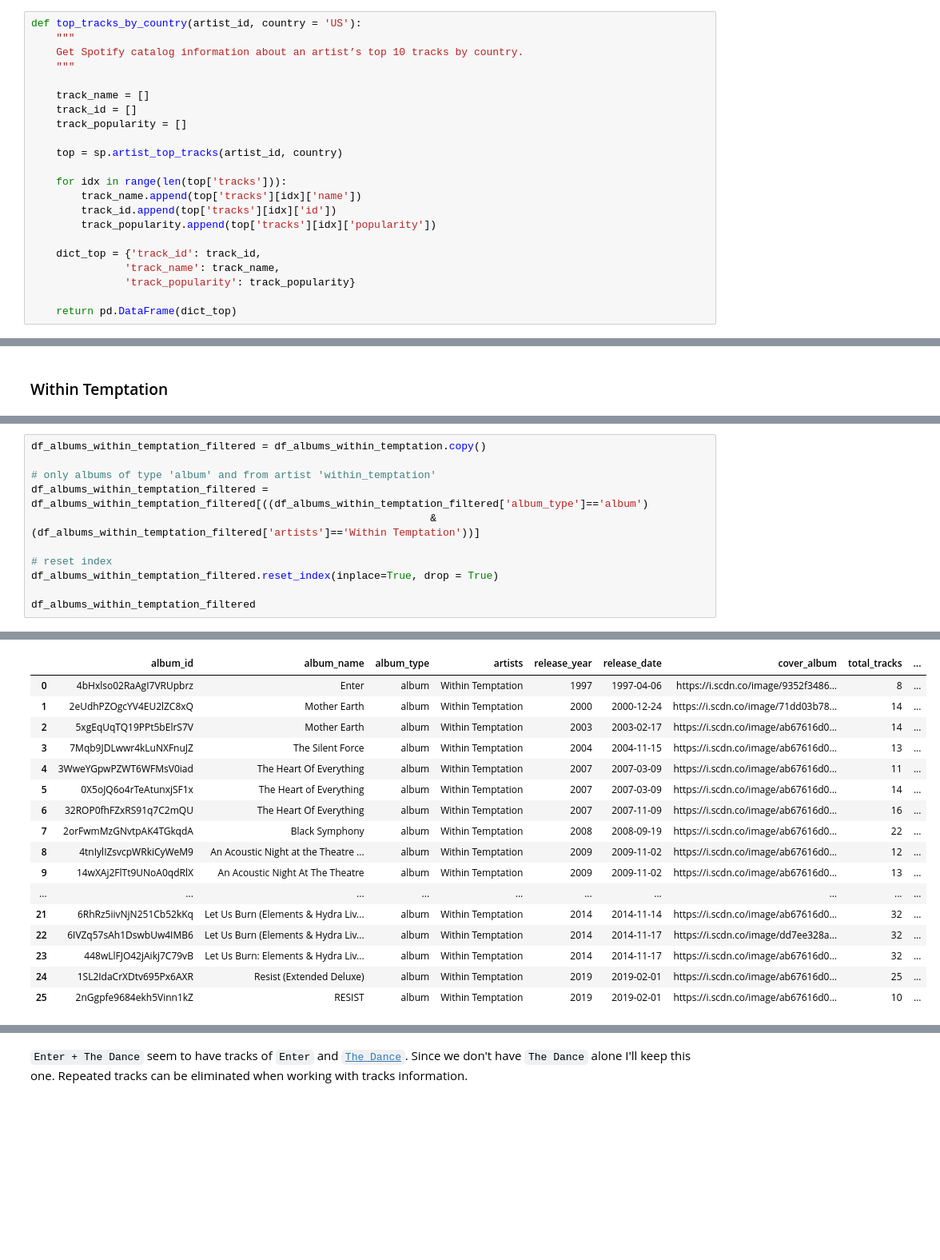
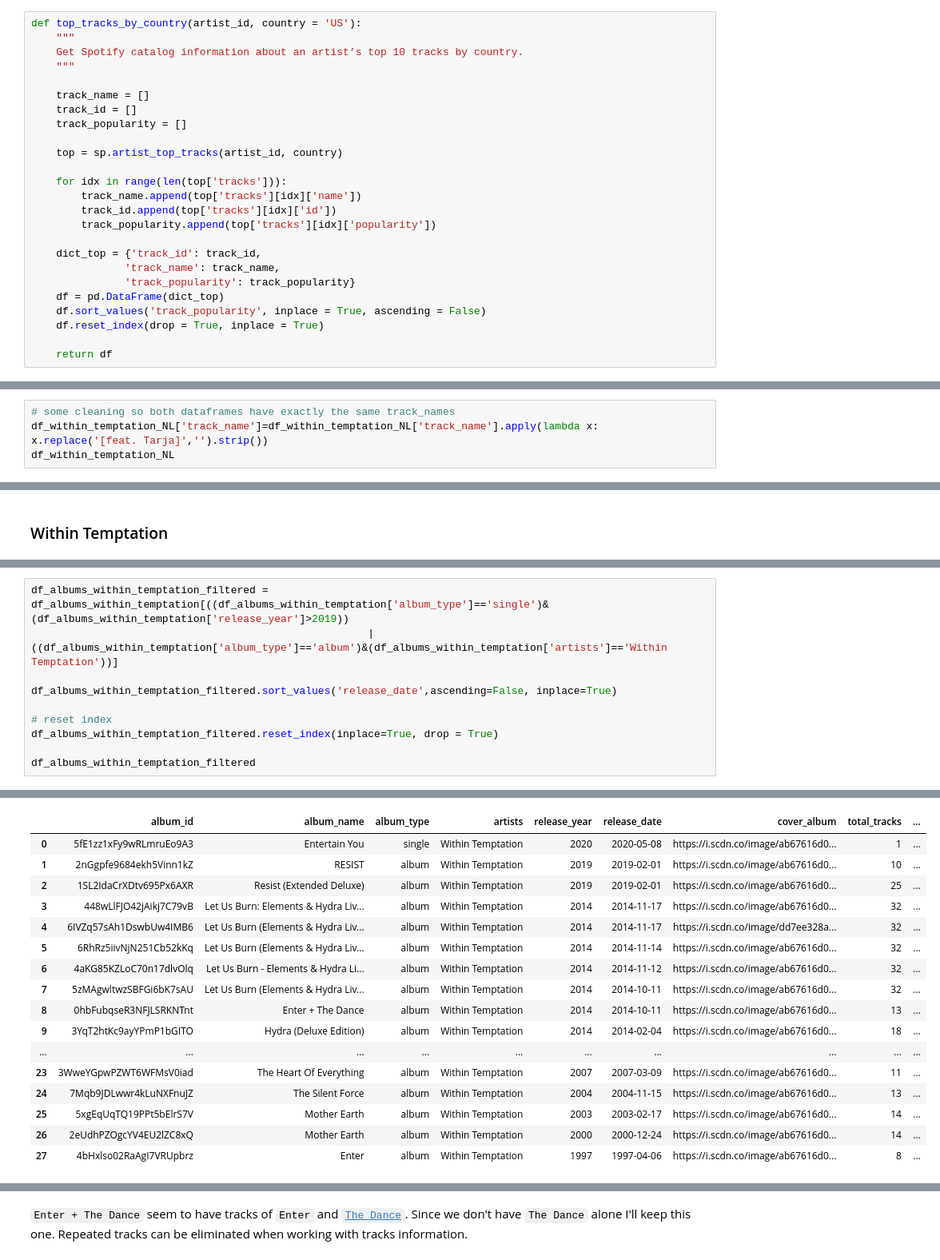
Before and after one commit to dpbac/evanescence_and_within_temptation_in_Python, a Jupyter notebook: notebook_02_retrieve_Spotify_data-Evanescence_Within_Temptation.ipynb, the cells around one changed output, grey strips where cells are left out. Shown: that part at 80% size. Saved outputs shown, nothing was run; the diff lists cells and outputs as text; blank space fills up the shorter version.

```diff
--- a/notebook_02_retrieve_Spotify_data-Evanescence_Within_Temptation.ipynb
+++ b/notebook_02_retrieve_Spotify_data-Evanescence_Within_Temptation.ipynb
@@ -244,5 +253,8 @@ def top_tracks_by_country(artist_id, country = 'US'):
     dict_top = {'track_id': track_id,
                'track_name': track_name,
                'track_popularity': track_popularity}
+    df = pd.DataFrame(dict_top)
+    df.sort_values('track_popularity', inplace = True, ascending = False)
+    df.reset_index(drop = True, inplace = True)
 
-    return pd.DataFrame(dict_top)
+    return df
@@ -342,0 +389,4 @@ At the end both countries like the same songs. However, _Faster_ and _Paradise_
+# %%
+# some cleaning so both dataframes have exactly the same track_names
+df_within_temptation_NL['track_name']=df_within_temptation_NL['track_name'].apply(lambda x: x.replace('[feat. Tarja]','').strip())
+df_within_temptation_NL
@@ -757,9 +917,8 @@ All the last singles from `Within Temptation` are already in an album.
 # %%
-df_albums_within_temptation_filtered = df_albums_within_temptation.copy()
+df_albums_within_temptation_filtered = df_albums_within_temptation[((df_albums_within_temptation['album_type']=='single')&(df_albums_within_temptation['release_year']>2019))
+                                                      |((df_albums_within_temptation['album_type']=='album')&(df_albums_within_temptation['artists']=='Within Temptation'))]
 
-# only albums of type 'album' and from artist 'within_temptation'
-df_albums_within_temptation_filtered = df_albums_within_temptation_filtered[((df_albums_within_temptation_filtered['album_type']=='album')
-                                                                &(df_albums_within_temptation_filtered['artists']=='Within Temptation'))]
+df_albums_within_temptation_filtered.sort_values('release_date',ascending=False, inplace=True)
 
 # reset index
 df_albums_within_temptation_filtered.reset_index(inplace=True, drop = True)
@@ -769,17 +932,17 @@ df_albums_within_temptation_filtered
 |  | album_id | album_name | album_type | artists | release_year | release_date | cover_album | total_tracks | ... |
-| 0 | 4bHxlso02RaAgI7VRUpbrz | Enter | album | Within Temptation | 1997 | 1997-04-06 | https://i.scdn.co/image/9352f3486... | 8 | ... |
-| 1 | 2eUdhPZOgcYV4EU2lZC8xQ | Mother Earth | album | Within Temptation | 2000 | 2000-12-24 | https://i.scdn.co/image/71dd03b78... | 14 | ... |
-| 2 | 5xgEqUqTQ19PPt5bElrS7V | Mother Earth | album | Within Temptation | 2003 | 2003-02-17 | https://i.scdn.co/image/ab67616d0... | 14 | ... |
-| 3 | 7Mqb9JDLwwr4kLuNXFnuJZ | The Silent Force | album | Within Temptation | 2004 | 2004-11-15 | https://i.scdn.co/image/ab67616d0... | 13 | ... |
-| 4 | 3WweYGpwPZWT6WFMsV0iad | The Heart Of Everything | album | Within Temptation | 2007 | 2007-03-09 | https://i.scdn.co/image/ab67616d0... | 11 | ... |
-| 5 | 0X5oJQ6o4rTeAtunxjSF1x | The Heart of Everything | album | Within Temptation | 2007 | 2007-03-09 | https://i.scdn.co/image/ab67616d0... | 14 | ... |
-| 6 | 32ROP0fhFZxRS91q7C2mQU | The Heart Of Everything | album | Within Temptation | 2007 | 2007-11-09 | https://i.scdn.co/image/ab67616d0... | 16 | ... |
-| 7 | 2orFwmMzGNvtpAK4TGkqdA | Black Symphony | album | Within Temptation | 2008 | 2008-09-19 | https://i.scdn.co/image/ab67616d0... | 22 | ... |
-| 8 | 4tnIylIZsvcpWRkiCyWeM9 | An Acoustic Night at the Theatre ... | album | Within Temptation | 2009 | 2009-11-02 | https://i.scdn.co/image/ab67616d0... | 12 | ... |
-| 9 | 14wXAj2FlTt9UNoA0qdRlX | An Acoustic Night At The Theatre | album | Within Temptation | 2009 | 2009-11-02 | https://i.scdn.co/image/ab67616d0... | 13 | ... |
+| 0 | 5fE1zz1xFy9wRLmruEo9A3 | Entertain You | single | Within Temptation | 2020 | 2020-05-08 | https://i.scdn.co/image/ab67616d0... | 1 | ... |
+| 1 | 2nGgpfe9684ekh5Vinn1kZ | RESIST | album | Within Temptation | 2019 | 2019-02-01 | https://i.scdn.co/image/ab67616d0... | 10 | ... |
+| 2 | 1SL2IdaCrXDtv695Px6AXR | Resist (Extended Deluxe) | album | Within Temptation | 2019 | 2019-02-01 | https://i.scdn.co/image/ab67616d0... | 25 | ... |
+| 3 | 448wLlFJO42jAikj7C79vB | Let Us Burn: Elements & Hydra Liv... | album | Within Temptation | 2014 | 2014-11-17 | https://i.scdn.co/image/ab67616d0... | 32 | ... |
+| 4 | 6IVZq57sAh1DswbUw4IMB6 | Let Us Burn (Elements & Hydra Liv... | album | Within Temptation | 2014 | 2014-11-17 | https://i.scdn.co/image/dd7ee328a... | 32 | ... |
+| 5 | 6RhRz5iivNjN251Cb52kKq | Let Us Burn (Elements & Hydra Liv... | album | Within Temptation | 2014 | 2014-11-14 | https://i.scdn.co/image/ab67616d0... | 32 | ... |
+| 6 | 4aKG85KZLoC70n17dlvOlq | Let Us Burn - Elements & Hydra Li... | album | Within Temptation | 2014 | 2014-11-12 | https://i.scdn.co/image/ab67616d0... | 32 | ... |
+| 7 | 5zMAgwltwzSBFGi6bK7sAU | Let Us Burn (Elements & Hydra Liv... | album | Within Temptation | 2014 | 2014-10-11 | https://i.scdn.co/image/ab67616d0... | 32 | ... |
+| 8 | 0hbFubqseR3NFJLSRKNTnt | Enter + The Dance | album | Within Temptation | 2014 | 2014-10-11 | https://i.scdn.co/image/ab67616d0... | 13 | ... |
+| 9 | 3YqT2htKc9ayYPmP1bGITO | Hydra (Deluxe Edition) | album | Within Temptation | 2014 | 2014-02-04 | https://i.scdn.co/image/ab67616d0... | 18 | ... |
 | ... | ... | ... | ... | ... | ... | ... | ... | ... | ... |
-| 21 | 6RhRz5iivNjN251Cb52kKq | Let Us Burn (Elements & Hydra Liv... | album | Within Temptation | 2014 | 2014-11-14 | https://i.scdn.co/image/ab67616d0... | 32 | ... |
-| 22 | 6IVZq57sAh1DswbUw4IMB6 | Let Us Burn (Elements & Hydra Liv... | album | Within Temptation | 2014 | 2014-11-17 | https://i.scdn.co/image/dd7ee328a... | 32 | ... |
-| 23 | 448wLlFJO42jAikj7C79vB | Let Us Burn: Elements & Hydra Liv... | album | Within Temptation | 2014 | 2014-11-17 | https://i.scdn.co/image/ab67616d0... | 32 | ... |
-| 24 | 1SL2IdaCrXDtv695Px6AXR | Resist (Extended Deluxe) | album | Within Temptation | 2019 | 2019-02-01 | https://i.scdn.co/image/ab67616d0... | 25 | ... |
-| 25 | 2nGgpfe9684ekh5Vinn1kZ | RESIST | album | Within Temptation | 2019 | 2019-02-01 | https://i.scdn.co/image/ab67616d0... | 10 | ... |
+| 23 | 3WweYGpwPZWT6WFMsV0iad | The Heart Of Everything | album | Within Temptation | 2007 | 2007-03-09 | https://i.scdn.co/image/ab67616d0... | 11 | ... |
+| 24 | 7Mqb9JDLwwr4kLuNXFnuJZ | The Silent Force | album | Within Temptation | 2004 | 2004-11-15 | https://i.scdn.co/image/ab67616d0... | 13 | ... |
+| 25 | 5xgEqUqTQ19PPt5bElrS7V | Mother Earth | album | Within Temptation | 2003 | 2003-02-17 | https://i.scdn.co/image/ab67616d0... | 14 | ... |
+| 26 | 2eUdhPZOgcYV4EU2lZC8xQ | Mother Earth | album | Within Temptation | 2000 | 2000-12-24 | https://i.scdn.co/image/ab67616d0... | 14 | ... |
+| 27 | 4bHxlso02RaAgI7VRUpbrz | Enter | album | Within Temptation | 1997 | 1997-04-06 | https://i.scdn.co/image/ab67616d0... | 8 | ... |
```
Also changed, not shown: parts of 133 cells of this notebook, 6 other files.
